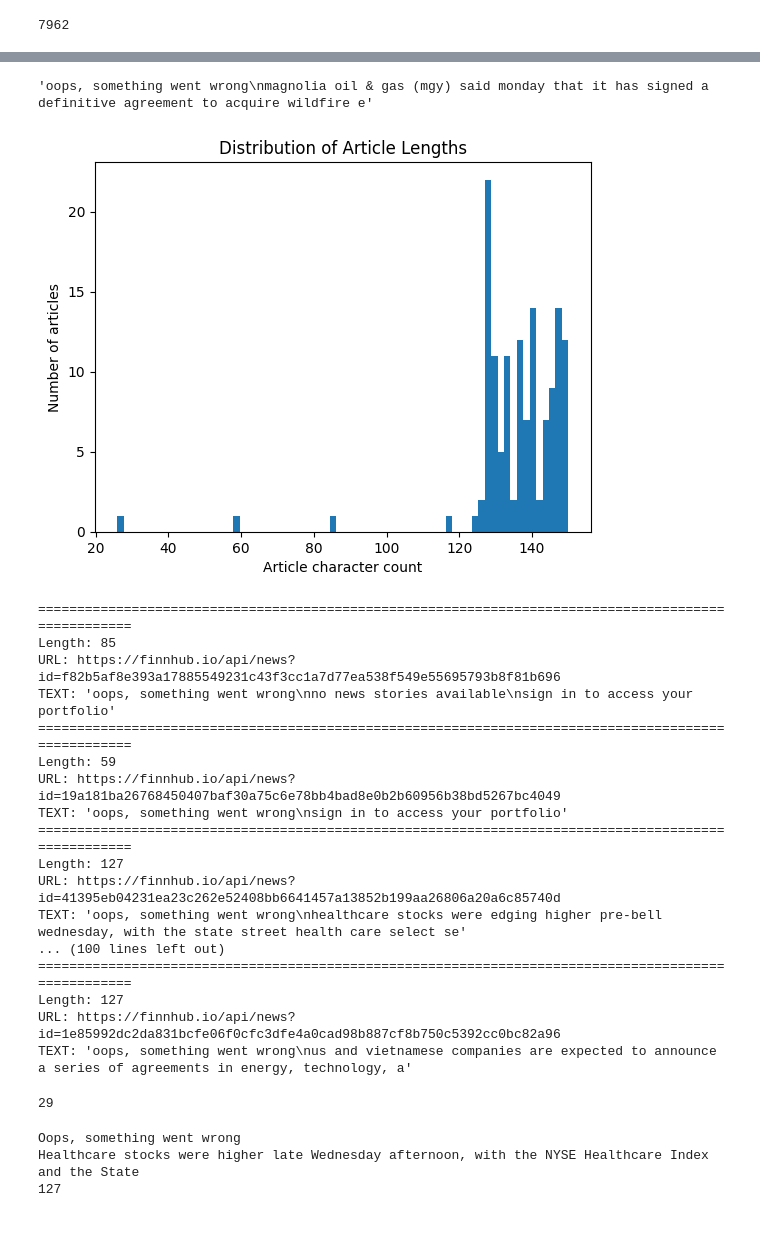
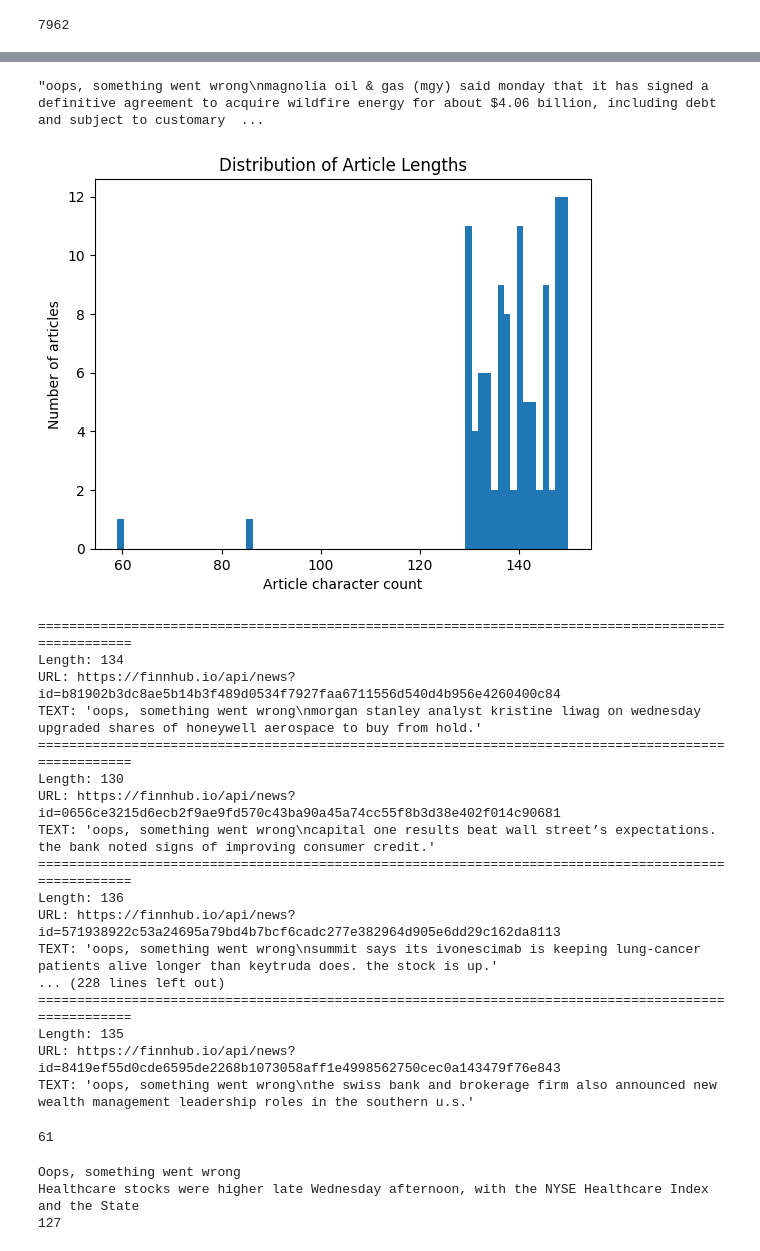
Before and after one commit to trashprog/fin-bot, a Jupyter notebook: notebooks/trading.ipynb, the cells around one changed output, grey strips where cells are left out. Saved outputs shown, nothing was run; the diff lists cells and outputs as text; code cells hidden in the pictures.

```diff
--- a/notebooks/trading.ipynb
+++ b/notebooks/trading.ipynb
@@ -320,29 +296,29 @@ https://finnhub.io/api/news?id=1aed1557a898ebfb966e4c1cd572115057f3bf0116c3370e9
 # %%
 cached_news_articles = None
-with open('news_articles.json', 'r') as f:
+with open('../cache/news_articles.json', 'r') as f:
     cached_news_articles = json.load(f)
 
 cached_news_articles['https://finnhub.io/api/news?id=09613e0f024d6e9a93a4fae59e397966020f784dac0f8568f0939d08ead595db']
 # %% [output]
-'oops, something went wrong\nmagnolia oil & gas (mgy) said monday that it has signed a definitive agreement to acquire wildfire e'
+"oops, something went wrong\nmagnolia oil & gas (mgy) said monday that it has signed a definitive agreement to acquire wildfire energy for about $4.06 billion, including debt and subject to customary  ...
 # %%
 import matplotlib.pyplot as plt
 
-lengths = [len(text) for text in filtered_cached_news_articles.values() if len(text) <= 150 and 'oops, something went wrong' in text]
+lengths = [len(text) for text in cached_news_articles.values() if len(text) <= 150 and 'oops, something went wrong' in text]
 
 plt.hist(lengths, bins=70)
 plt.xlabel("Article character count")
 plt.ylabel("Number of articles")
 plt.title("Distribution of Article Lengths")
 plt.show()
 
 print()
 # %% [output]
-[figure, old version]
+[figure, new version]
 # %%
 ct = 0
 for url, text in cached_news_articles.items():
-    if len(text) <= 128 and 'oops, something went wrong' in text:
+    if len(text) <= 140 and 'oops, something went wrong' in text:
         print("=" * 100)
         print("Length:", len(text))
         print("URL:", url)
@@ -351,23 +327,23 @@ for url, text in cached_news_articles.items():
 ct
 # %% [output]
 ====================================================================================================
-Length: 85
-URL: https://finnhub.io/api/news?id=f82b5af8e393a17885549231c43f3cc1a7d77ea538f549e55695793b8f81b696
-TEXT: 'oops, something went wrong\nno news stories available\nsign in to access your portfolio'
+Length: 134
+URL: https://finnhub.io/api/news?id=b81902b3dc8ae5b14b3f489d0534f7927faa6711556d540d4b956e4260400c84
+TEXT: 'oops, something went wrong\nmorgan stanley analyst kristine liwag on wednesday upgraded shares of honeywell aerospace to buy from hold.'
 ====================================================================================================
-Length: 59
-URL: https://finnhub.io/api/news?id=19a181ba26768450407baf30a75c6e78bb4bad8e0b2b60956b38bd5267bc4049
-TEXT: 'oops, something went wrong\nsign in to access your portfolio'
+Length: 130
+URL: https://finnhub.io/api/news?id=0656ce3215d6ecb2f9ae9fd570c43ba90a45a74cc55f8b3d38e402f014c90681
+TEXT: 'oops, something went wrong\ncapital one results beat wall street’s expectations. the bank noted signs of improving consumer credit.'
 ====================================================================================================
-Length: 127
-URL: https://finnhub.io/api/news?id=41395eb04231ea23c262e52408bb6641457a13852b199aa26806a20a6c85740d
-TEXT: 'oops, something went wrong\nhealthcare stocks were edging higher pre-bell wednesday, with the state street health care select se'
-... (100 lines left out)
+Length: 136
+URL: https://finnhub.io/api/news?id=571938922c53a24695a79bd4b7bcf6cadc277e382964d905e6dd29c162da8113
+TEXT: 'oops, something went wrong\nsummit says its ivonescimab is keeping lung-cancer patients alive longer than keytruda does. the stock is up.'
+... (228 lines left out)
 ====================================================================================================
-Length: 127
-URL: https://finnhub.io/api/news?id=1e85992dc2da831bcfe06f0cfc3dfe4a0cad98b887cf8b750c5392cc0bc82a96
-TEXT: 'oops, something went wrong\nus and vietnamese companies are expected to announce a series of agreements in energy, technology, a'
+Length: 135
+URL: https://finnhub.io/api/news?id=8419ef55d0cde6595de2268b1073058aff1e4998562750cec0a143479f76e843
+TEXT: 'oops, something went wrong\nthe swiss bank and brokerage firm also announced new wealth management leadership roles in the southern u.s.'
-29
+61
 # %%
 data = load_url("https://finnhub.io/api/news?id=25aeb44b56fdd20c2fbb9f307c3b06084c52f1427f4e9e95d1593db372bd106b", 20)
 # get_text_from_html(data)
```
Also changed, not shown: parts of 10 cells of this notebook.
